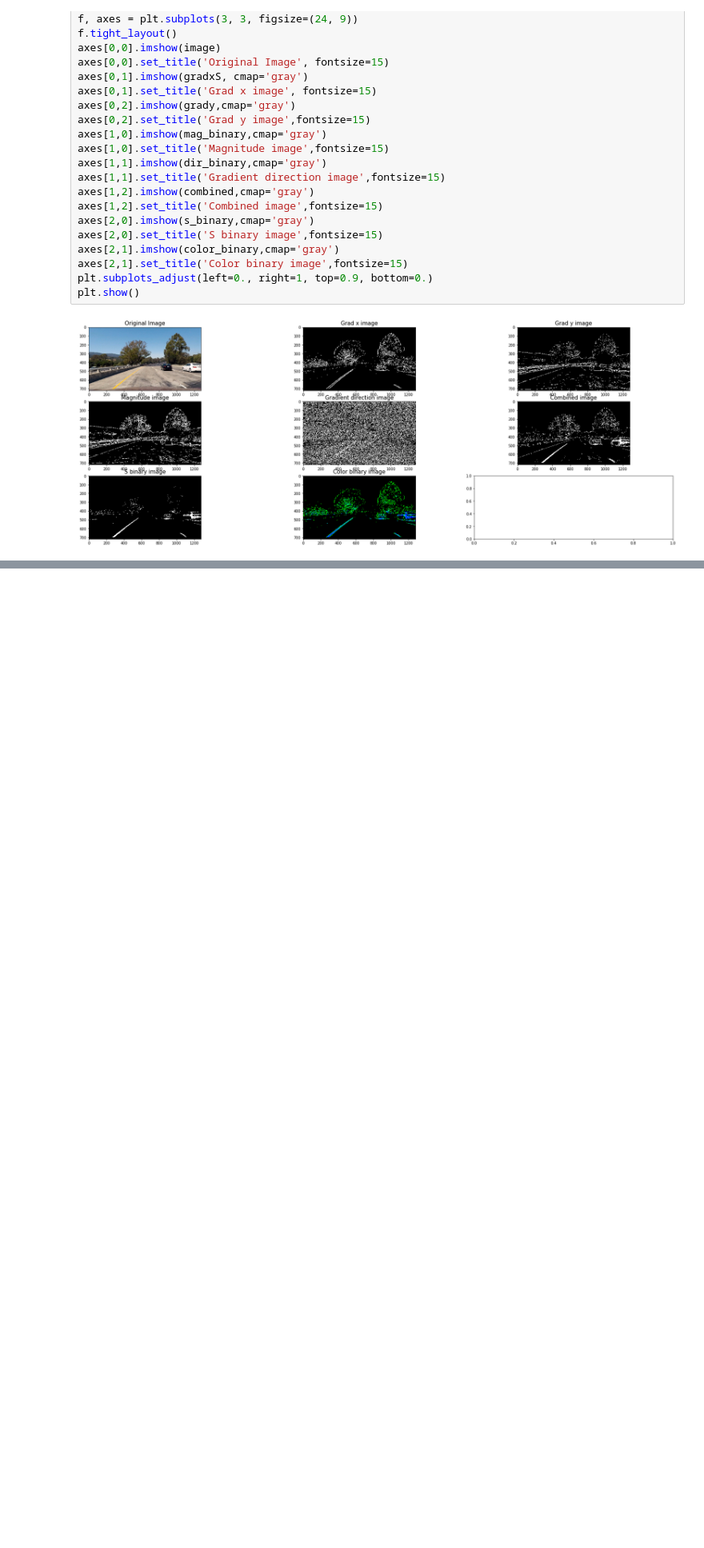
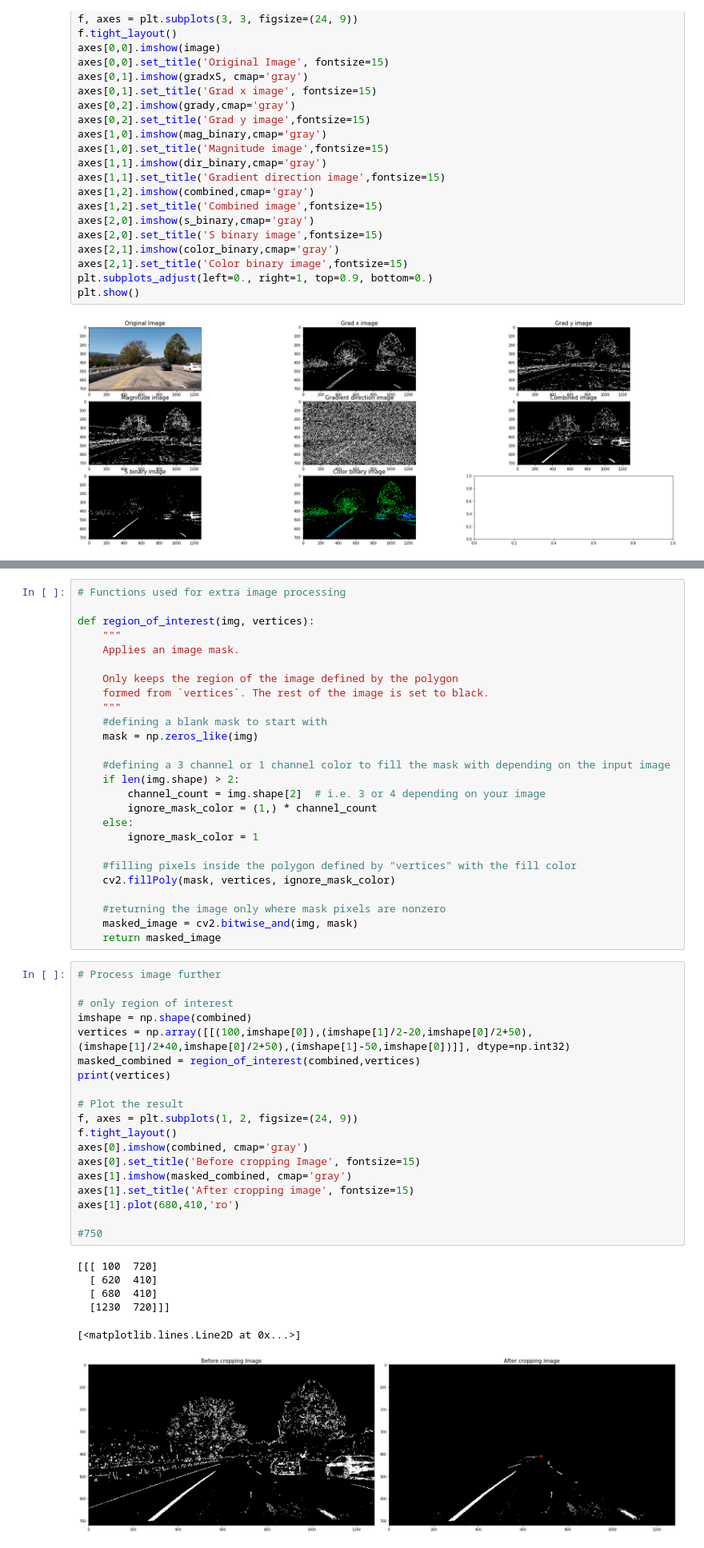
Before and after one commit to iceabella/Advanced-Lane-Finding, a Jupyter notebook: AdvancedLaneLines.ipynb, the cells around one changed output, grey strips where cells are left out. Shown at 80% size. Cells and saved outputs as stored; diff of their text form; blank space fills up the shorter version.

```diff
--- a/AdvancedLaneLines.ipynb
+++ b/AdvancedLaneLines.ipynb
@@ -269 +274,53 @@ plt.show()
+# %%
+# Functions used for extra image processing
+
+def region_of_interest(img, vertices):
+    """
+    Applies an image mask.
+
+    Only keeps the region of the image defined by the polygon
+    formed from `vertices`. The rest of the image is set to black.
+    """
+    #defining a blank mask to start with
+    mask = np.zeros_like(img)
+
+    #defining a 3 channel or 1 channel color to fill the mask with depending on the input image
+    if len(img.shape) > 2:
+        channel_count = img.shape[2]  # i.e. 3 or 4 depending on your image
+        ignore_mask_color = (1,) * channel_count
+    else:
+        ignore_mask_color = 1
+
+    #filling pixels inside the polygon defined by "vertices" with the fill color
+    cv2.fillPoly(mask, vertices, ignore_mask_color)
+
+    #returning the image only where mask pixels are nonzero
+    masked_image = cv2.bitwise_and(img, mask)
+    return masked_image
+# %%
+# Process image further
+
+# only region of interest
+imshape = np.shape(combined)
+vertices = np.array([[(100,imshape[0]),(imshape[1]/2-20,imshape[0]/2+50),(imshape[1]/2+40,imshape[0]/2+50),(imshape[1]-50,imshape[0])]], dtype=np.int32)
+masked_combined = region_of_interest(combined,vertices)
+print(vertices)
+
+# Plot the result
+f, axes = plt.subplots(1, 2, figsize=(24, 9))
+f.tight_layout()
+axes[0].imshow(combined, cmap='gray')
+axes[0].set_title('Before cropping Image', fontsize=15)
+axes[1].imshow(masked_combined, cmap='gray')
+axes[1].set_title('After cropping image', fontsize=15)
+axes[1].plot(680,410,'ro')
+
+#750
+# %% [output]
+[[[ 100  720]
+  [ 620  410]
+  [ 680  410]
+  [1230  720]]]
+[<matplotlib.lines.Line2D at 0x...>]
+[figure, added]
 # %% [markdown]
```
Also changed, not shown: parts of 14 cells of this notebook.
